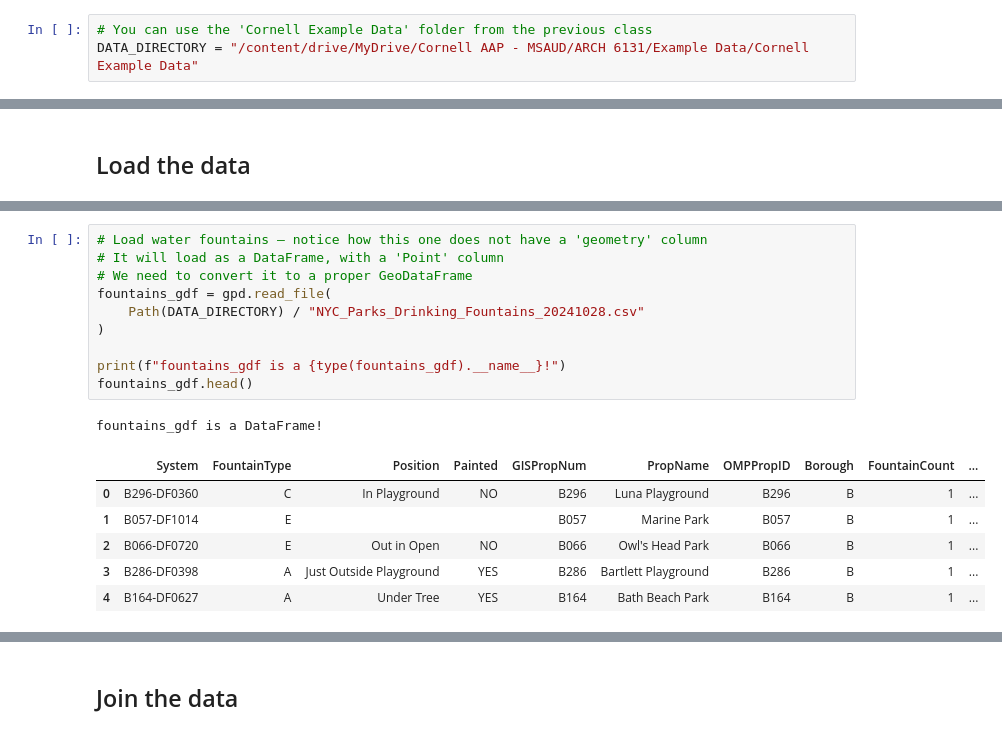
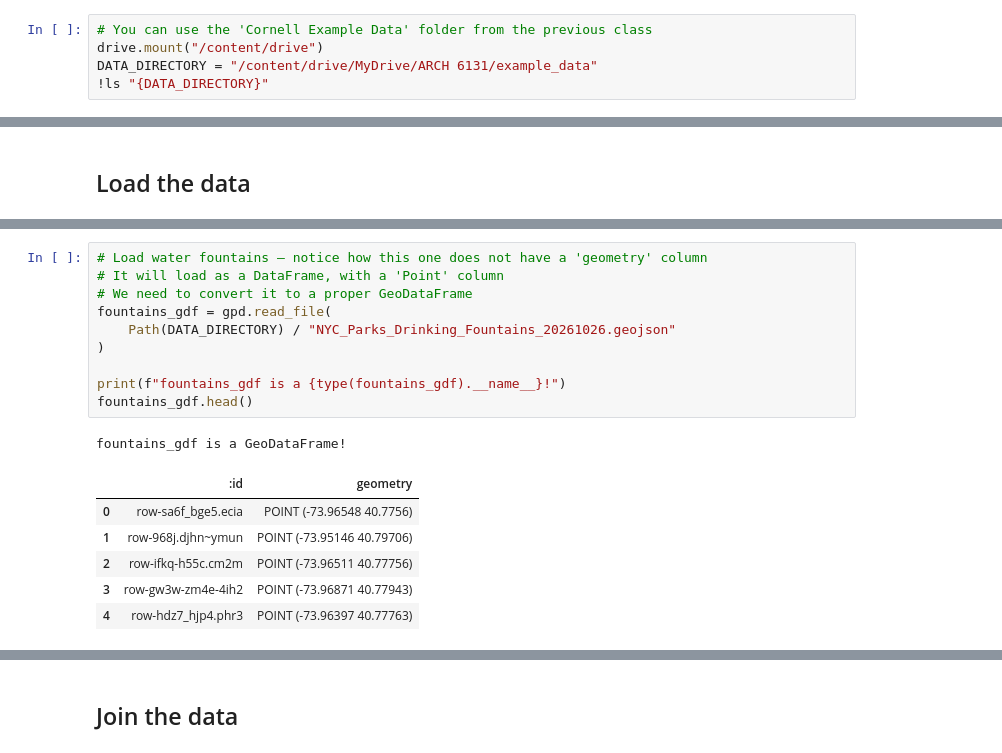
Before and after one commit to ivorywang-1005/intro-to-urban-data, a Jupyter notebook: Scale/S13_Joins_and_Aggregation.ipynb, the cells around one changed output, grey strips where cells are left out. Drawn from its saved outputs; the diff is of its cells as text.

```diff
--- a/Scale/S13_Joins_and_Aggregation.ipynb
+++ b/Scale/S13_Joins_and_Aggregation.ipynb
@@ -16,3 +17,5 @@ from shapely import wkt
 # %%
 # You can use the 'Cornell Example Data' folder from the previous class
-DATA_DIRECTORY = "/content/drive/MyDrive/Cornell AAP - MSAUD/ARCH 6131/Example Data/Cornell Example Data"
+drive.mount("/content/drive")
+DATA_DIRECTORY = "/content/drive/MyDrive/ARCH 6131/example_data"
+!ls "{DATA_DIRECTORY}"
@@ -48,18 +69,18 @@ memory usage: 1.1+ MB
 # %%
 # Load water fountains — notice how this one does not have a 'geometry' column
 # It will load as a DataFrame, with a 'Point' column
 # We need to convert it to a proper GeoDataFrame
 fountains_gdf = gpd.read_file(
-    Path(DATA_DIRECTORY) / "NYC_Parks_Drinking_Fountains_20241028.csv"
+    Path(DATA_DIRECTORY) / "NYC_Parks_Drinking_Fountains_20261026.geojson"
 )
 
 print(f"fountains_gdf is a {type(fountains_gdf).__name__}!")
 fountains_gdf.head()
 # %% [output]
-fountains_gdf is a DataFrame!
+fountains_gdf is a GeoDataFrame!
-|  | System | FountainType | Position | Painted | GISPropNum | PropName | OMPPropID | Borough | FountainCount | ... |
-| 0 | B296-DF0360 | C | In Playground | NO | B296 | Luna Playground | B296 | B | 1 | ... |
-| 1 | B057-DF1014 | E |  |  | B057 | Marine Park | B057 | B | 1 | ... |
-| 2 | B066-DF0720 | E | Out in Open | NO | B066 | Owl's Head Park | B066 | B | 1 | ... |
-| 3 | B286-DF0398 | A | Just Outside Playground | YES | B286 | Bartlett Playground | B286 | B | 1 | ... |
-| 4 | B164-DF0627 | A | Under Tree | YES | B164 | Bath Beach Park | B164 | B | 1 | ... |
+|  | :id | geometry |
+| 0 | row-sa6f_bge5.ecia | POINT (-73.96548 40.7756) |
+| 1 | row-968j.djhn~ymun | POINT (-73.95146 40.79706) |
+| 2 | row-ifkq-h55c.cm2m | POINT (-73.96511 40.77756) |
+| 3 | row-gw3w-zm4e-4ih2 | POINT (-73.96871 40.77943) |
+| 4 | row-hdz7_hjp4.phr3 | POINT (-73.96397 40.77763) |
```
Also changed, not shown: parts of 11 cells of this notebook.
